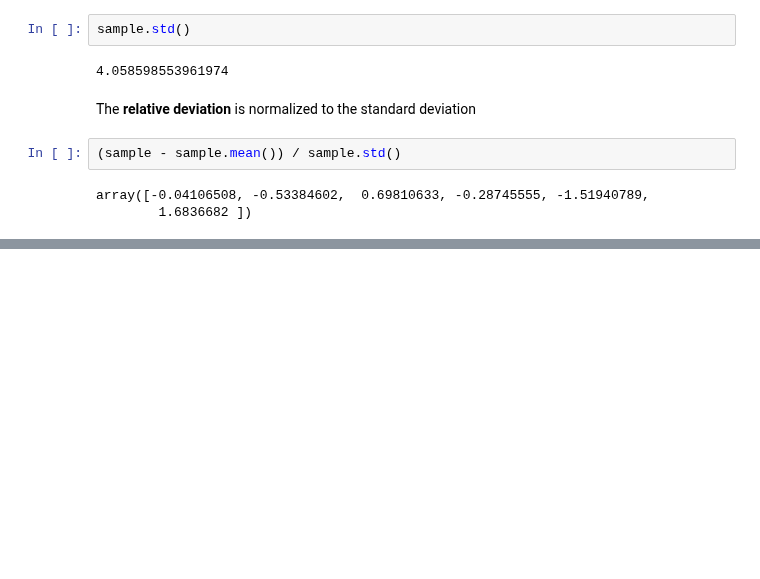
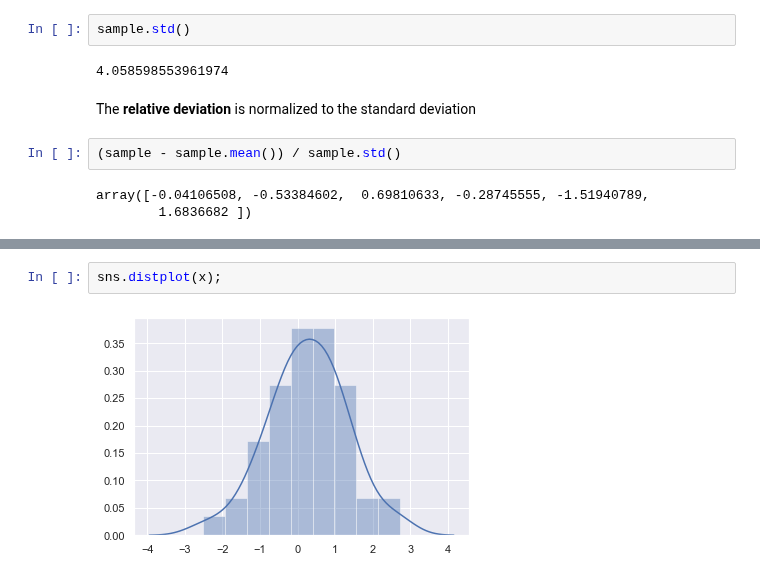
Before and after one commit to thomd/math, a Jupyter notebook: Stochastic.ipynb, the cells around one changed output, grey strips where cells are left out. Cells and saved outputs as stored; diff of their text form; blank space fills up the shorter version.

```diff
--- a/Stochastic.ipynb
+++ b/Stochastic.ipynb
@@ -38,0 +62,4 @@ array([-0.04106508, -0.53384602,  0.69810633, -0.28745555, -1.51940789,
+# %%
+sns.distplot(x);
+# %% [output]
+[figure, added]
```
Also changed, not shown: parts of 9 cells of this notebook, 2 other files.
